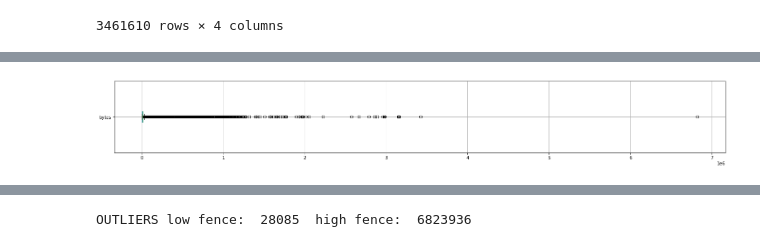
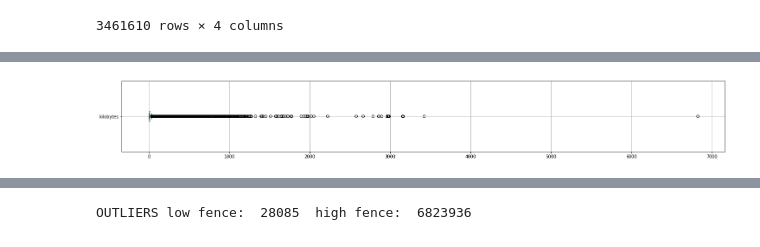
Before and after one commit to emtabiraobarias/nasa-website-1995-analysis, a Jupyter notebook: eda/nasa_website_analysis.ipynb, the cells around one changed output, grey strips where cells are left out. Drawn from its saved outputs; the diff is of its cells as text; code cells hidden in the pictures.

Commit message:
Updated Bytes variable analysis

```diff
--- a/eda/nasa_website_analysis.ipynb
+++ b/eda/nasa_website_analysis.ipynb
@@ -679,0 +683,2 @@ df_return_bytes.describe()
+# %%
+df_bytes = df_bytes / 1000
@@ -680,6 +691,8 @@ df_return_bytes.describe()
 # %%
+df_return_bytes = df_bytes[df_bytes['bytes'] > 0]
 fig, ax = plt.subplots(figsize=(25,3))
 ax = df_return_bytes.boxplot(column='bytes', vert=False)
+ax.set_yticklabels(['kilobytes'])
 plt.show()
 # %% [output]
-[figure, old version]
+[figure, new version]
```
Also changed, not shown: parts of 12 cells of this notebook.
